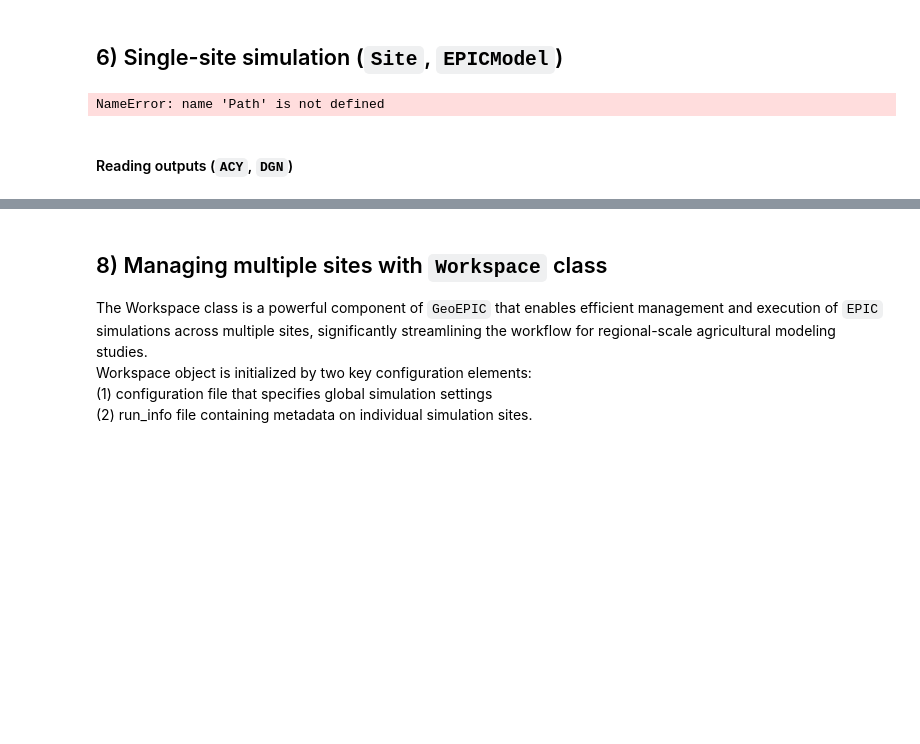
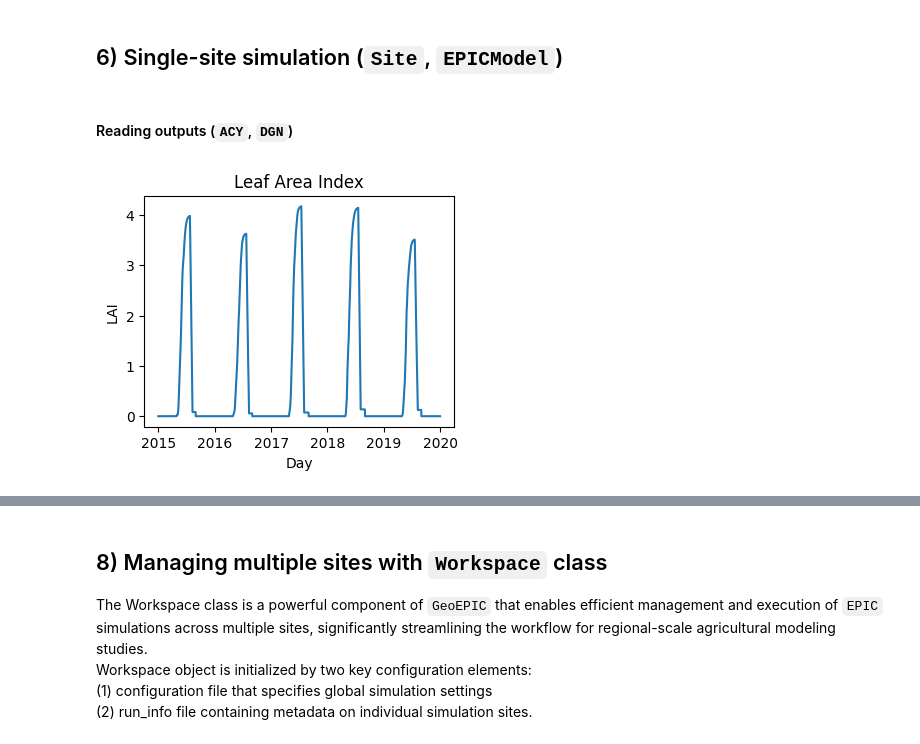
Before and after one commit to smarsGroup/geo_epic_win, a Jupyter notebook: docs/GeoEPIC_Tutorial.ipynb, the cells around one changed output, grey strips where cells are left out. Drawn from its saved outputs; the diff is of its cells as text; code cells hidden in the pictures; blank space fills up the shorter version.

```diff
--- a/docs/GeoEPIC_Tutorial.ipynb
+++ b/docs/GeoEPIC_Tutorial.ipynb
@@ -114,6 +114,8 @@ These examples require internet access and proper credentials setup.
 # %%
 # location of NE-2 site
 lat, lon = 41.1649, -96.4701
+# %%
+workspace_dir = Path(r'C:\Users\iambh\OneDrive\Documents\projects\geo_epic\et_opt')
 # %% [markdown]
 #####  3.1) Creating Soil files
 # %%
@@ -173,10 +210,10 @@ from geoEpic.core import Site, EPICModel
 # create a site object
 site = Site(
     site_id = 'Ne2',
-    opc=str(workspace_dir/'opc'/'site.OPC'),
-    dly=str(workspace_dir/'weather'/'site.DLY'),
-    sol=str(workspace_dir/'soil'/'site.SOL'),
-    sit=str(workspace_dir/'sites'/'site.SIT'),
+    opc=str(workspace_dir/'opc'/'1.OPC'),
+    dly=str(workspace_dir/'weather'/'256.DLY'),
+    sol=str(workspace_dir/'soil'/'ssurgo.SOL'),
+    sit=str(workspace_dir/'sites'/'1.SIT'),
 )
 # %%
 Path(workspace_dir/'outputs').mkdir(exist_ok=True, parents=True)
@@ -189,5 +226,3 @@ model.output_types = ['ACY', 'DGN']
 model.output_dir = workspace_dir/'outputs'
 model.run(site)
 model.close()
-# %% [output]
-NameError: name 'Path' is not defined
@@ -199,13 +235,14 @@ from geoEpic.io import ACY, DGN, DWC
 yields = ACY(site).get_var('YLDG')
 # %%
 lai = DGN(site).get_var('LAI')
-
 plt.figure(figsize=(4, 3))
-plt.plot(lai['LAI'], marker='o')
+plt.plot(lai['Date'], lai['LAI'])
 plt.title("Leaf Area Index")
 plt.xlabel("Day")
 plt.ylabel("LAI")
 plt.show()
+# %% [output]
+[figure, added]
 # %% [markdown]
 <!-- <div align="center"> -->
  <img src="./tutorial_assests/corn.png" width="60%">
```
Also changed, not shown: parts of 14 cells of this notebook, 9 other files.
